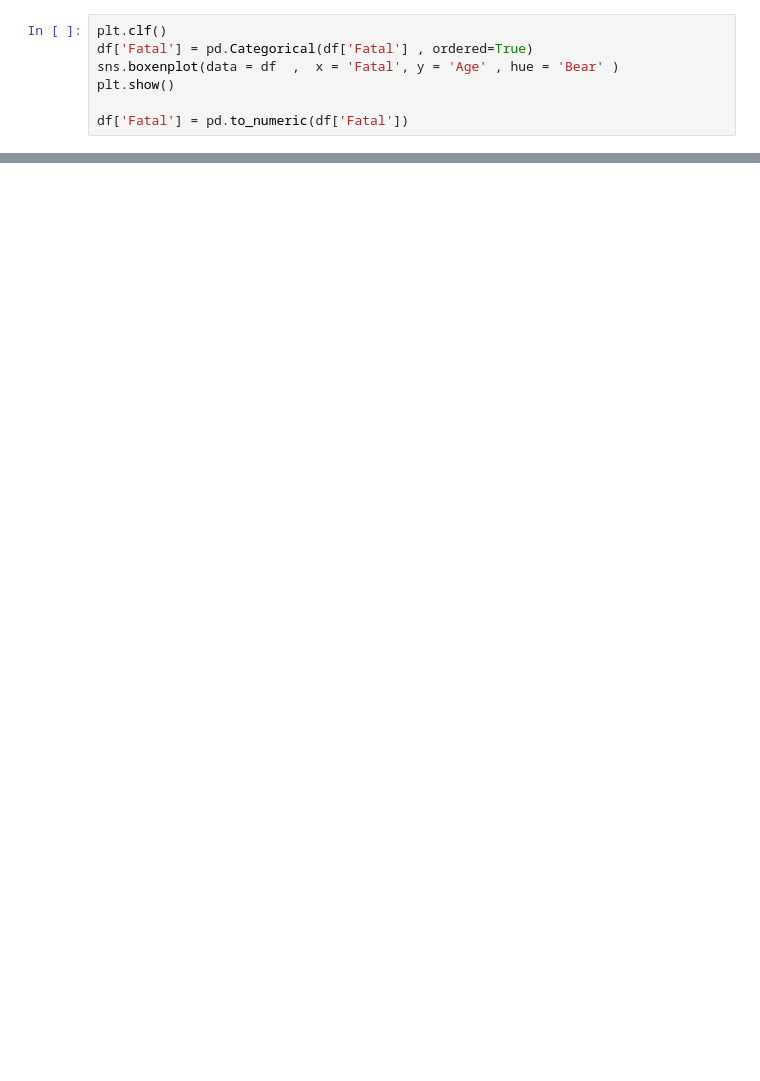
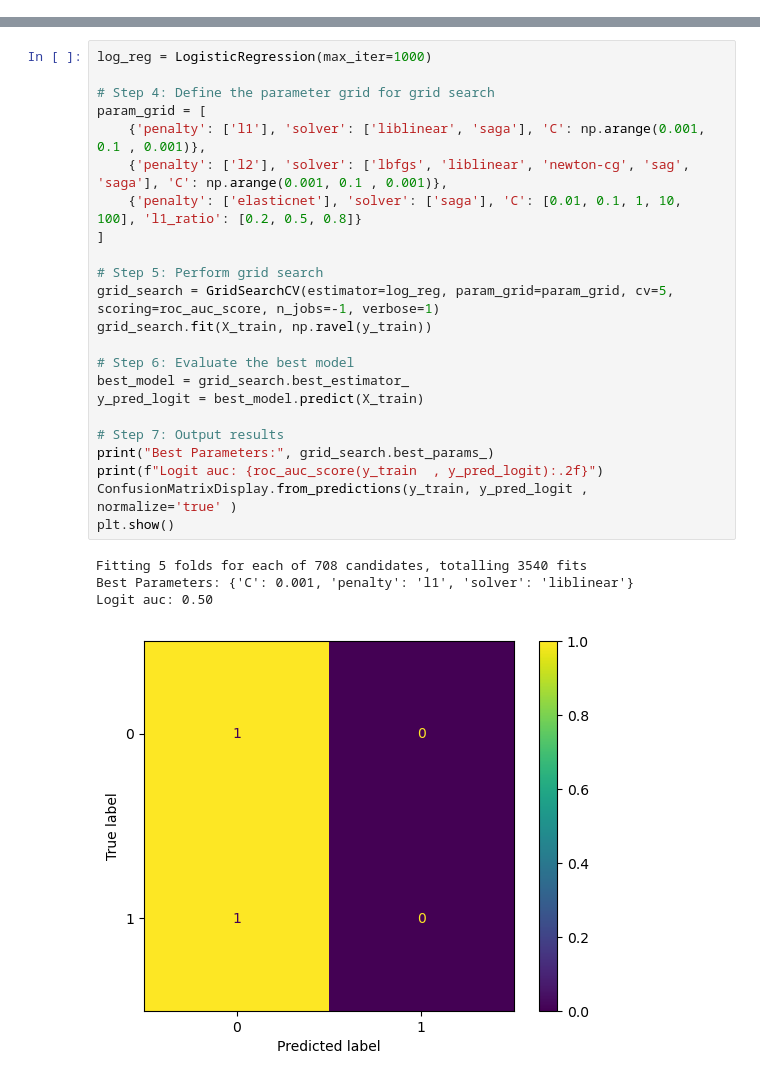
Before and after one commit to ljime080/CAP4612_Final_Project, a Jupyter notebook: final_project.ipynb, the cells around one changed output, grey strips where cells are left out. Drawn from its saved outputs; the diff is of its cells as text; blank space fills up the shorter version.

```diff
--- a/final_project.ipynb
+++ b/final_project.ipynb
@@ -155,7 +79,0 @@ sns.boxplot(data = df , x = 'Fatal' , y = 'Longitude' , hue = 'Bear')
-# %%
-plt.clf()
-df['Fatal'] = pd.Categorical(df['Fatal'] , ordered=True)
-sns.boxenplot(data = df  ,  x = 'Fatal', y = 'Age' , hue = 'Bear' )
-plt.show()
-
-df['Fatal'] = pd.to_numeric(df['Fatal'])
@@ -226,0 +221,28 @@ array([0, 1, 1, 1, 1, 1, 1, 1, 1, 1, 1, 1, 1, 1, 1, 1, 1, 1, 1, 1, 1, 1,
+# %%
+log_reg = LogisticRegression(max_iter=1000)
+
+# Step 4: Define the parameter grid for grid search
+param_grid = [
+    {'penalty': ['l1'], 'solver': ['liblinear', 'saga'], 'C': np.arange(0.001, 0.1 , 0.001)},
+    {'penalty': ['l2'], 'solver': ['lbfgs', 'liblinear', 'newton-cg', 'sag', 'saga'], 'C': np.arange(0.001, 0.1 , 0.001)},
+    {'penalty': ['elasticnet'], 'solver': ['saga'], 'C': [0.01, 0.1, 1, 10, 100], 'l1_ratio': [0.2, 0.5, 0.8]}
+]
+
+# Step 5: Perform grid search
+grid_search = GridSearchCV(estimator=log_reg, param_grid=param_grid, cv=5, scoring=roc_auc_score, n_jobs=-1, verbose=1)
+grid_search.fit(X_train, np.ravel(y_train))
+
+# Step 6: Evaluate the best model
+best_model = grid_search.best_estimator_
+y_pred_logit = best_model.predict(X_train)
+
+# Step 7: Output results
+print("Best Parameters:", grid_search.best_params_)
+print(f"Logit auc: {roc_auc_score(y_train  , y_pred_logit):.2f}")
+ConfusionMatrixDisplay.from_predictions(y_train, y_pred_logit ,   normalize='true' )
+plt.show()
+# %% [output]
+Fitting 5 folds for each of 708 candidates, totalling 3540 fits
+Best Parameters: {'C': 0.001, 'penalty': 'l1', 'solver': 'liblinear'}
+Logit auc: 0.50
+[figure, added]
```
Also changed, not shown: parts of 28 cells of this notebook, 1 other file.
